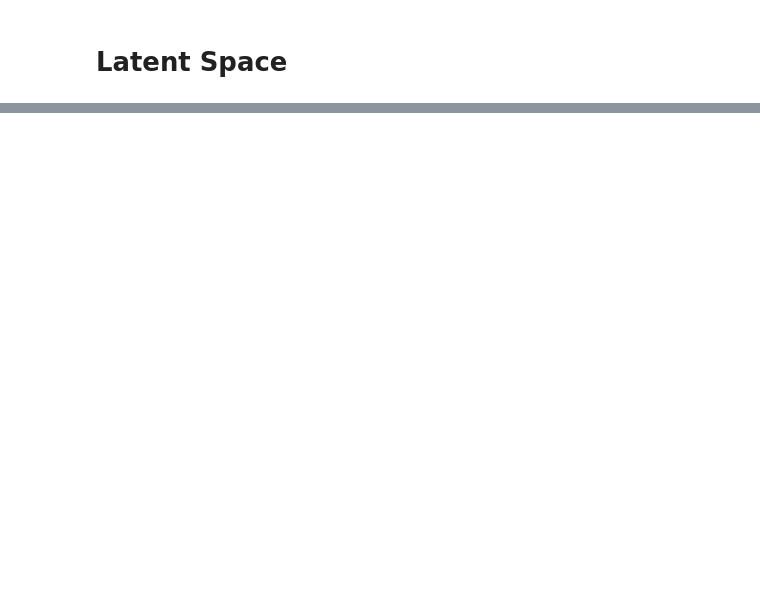
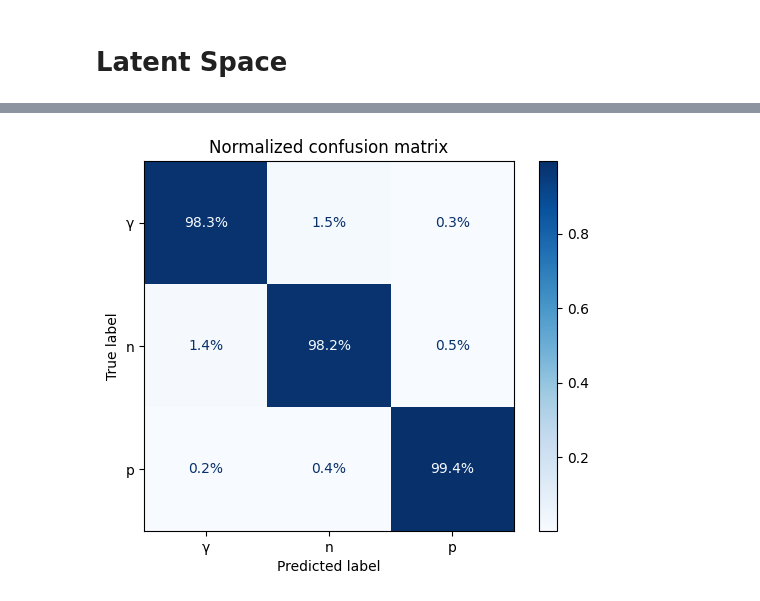
Before and after one commit to eberthol/PSD_GMVA_paper, a Jupyter notebook: GMVAE/Minimal_GMVAE.ipynb, the cells around one changed output, grey strips where cells are left out. Saved outputs shown, nothing was run; the diff lists cells and outputs as text; code cells hidden in the pictures; blank space fills up the shorter version.

```diff
--- a/GMVAE/Minimal_GMVAE.ipynb
+++ b/GMVAE/Minimal_GMVAE.ipynb
@@ -191,0 +223,4 @@ gpv.plot_interactive_3d_pca(train_loader, model) # opens a browser
+# %%
+gpv.plot_confusion_matrix(train_loader, model)
+# %% [output]
+[figure, added]
```
Also changed, not shown: parts of 16 cells of this notebook, 1 other file.
